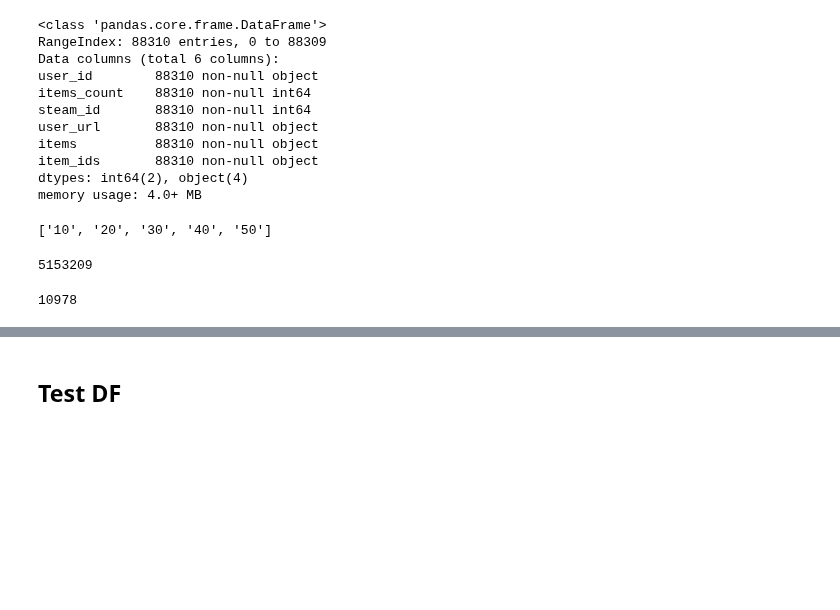
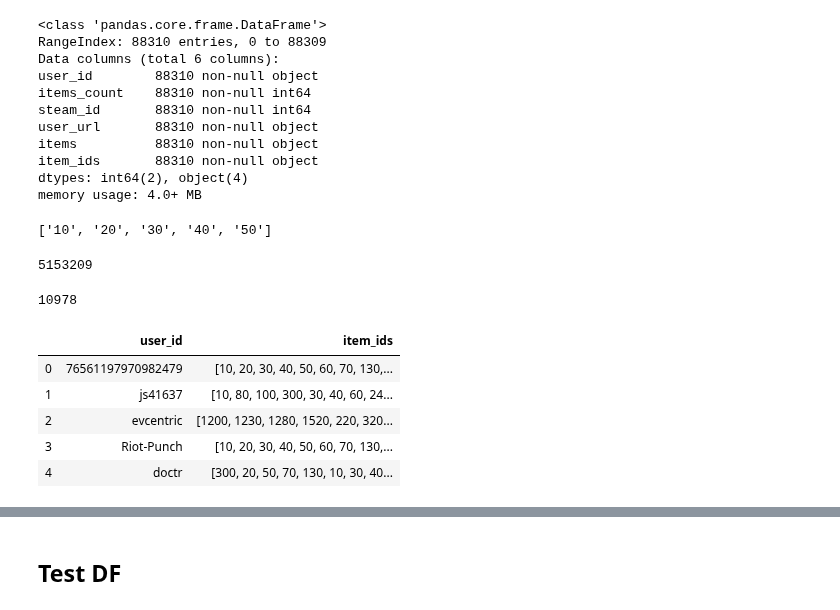
Before and after one commit to nadinezab/video-game-recs, a Jupyter notebook: 2-Data-Exploration.ipynb, the cells around one changed output, grey strips where cells are left out. Drawn from its saved outputs; the diff is of its cells as text; code cells hidden in the pictures; blank space fills up the shorter version.

```diff
--- a/2-Data-Exploration.ipynb
+++ b/2-Data-Exploration.ipynb
@@ -145,3 +145,14 @@ uniqueids = set(idlist)
 len(uniqueids)
 # %% [output]
 10978
+# %%
+# Define utility matrix with relevant columns
+utilmatrix = useritems[['user_id', 'item_ids']]
+utilmatrix.head()
+# %% [output]
+|  | user_id | item_ids |
+| 0 | 76561197970982479 | [10, 20, 30, 40, 50, 60, 70, 130,... |
+| 1 | js41637 | [10, 80, 100, 300, 30, 40, 60, 24... |
+| 2 | evcentric | [1200, 1230, 1280, 1520, 220, 320... |
+| 3 | Riot-Punch | [10, 20, 30, 40, 50, 60, 70, 130,... |
+| 4 | doctr | [300, 20, 50, 70, 130, 10, 30, 40... |
```
Also changed, not shown: parts of 10 cells of this notebook.
